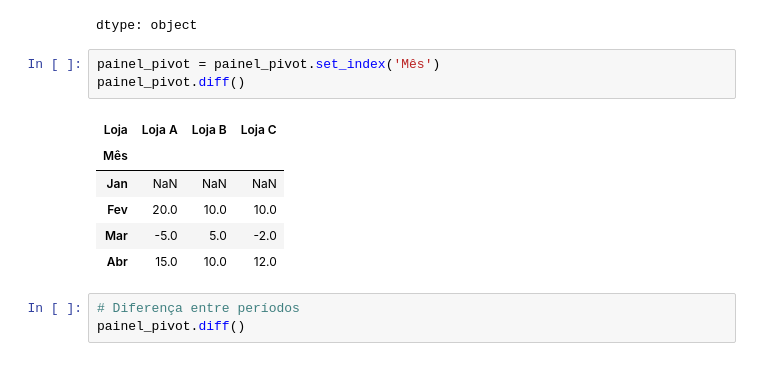
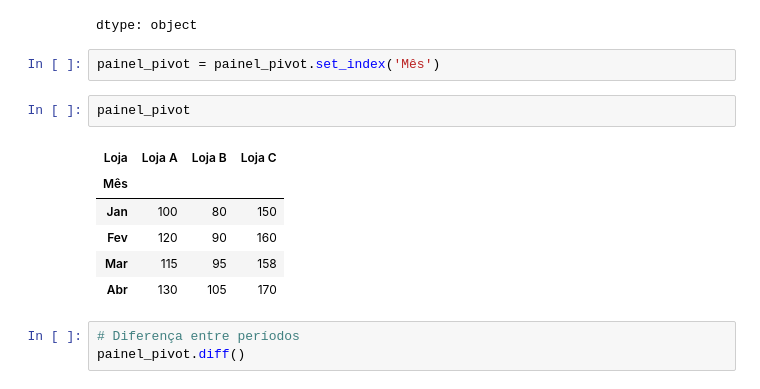
Before and after one commit to cibelerusso/FundamentosemCienciasdeDados, a Jupyter notebook: Notebooks/Fundamentos_em_Ciências_de_Dados_Aula6.ipynb, the cells around one changed output. Drawn from its saved outputs; the diff is of its cells as text.

```diff
--- a/Notebooks/Fundamentos_em_Ciências_de_Dados_Aula6.ipynb
+++ b/Notebooks/Fundamentos_em_Ciências_de_Dados_Aula6.ipynb
@@ -634,14 +643,15 @@ painel_pivot.dtypes
 dtype: object
 # %%
 painel_pivot = painel_pivot.set_index('Mês')
-painel_pivot.diff()
-# %% [output]
-| Loja | Loja A | Loja B | Loja C |
-| Mês |  |  |  |
-| Jan | NaN | NaN | NaN |
-| Fev | 20.0 | 10.0 | 10.0 |
-| Mar | -5.0 | 5.0 | -2.0 |
-| Abr | 15.0 | 10.0 | 12.0 |
+# %%
+painel_pivot
+# %% [output]
+| Loja | Loja A | Loja B | Loja C |
+| Mês |  |  |  |
+| Jan | 100 | 80 | 150 |
+| Fev | 120 | 90 | 160 |
+| Mar | 115 | 95 | 158 |
+| Abr | 130 | 105 | 170 |
 # %%
 # Diferença entre períodos
 painel_pivot.diff()
```
Also changed, not shown: parts of 4 cells of this notebook.
